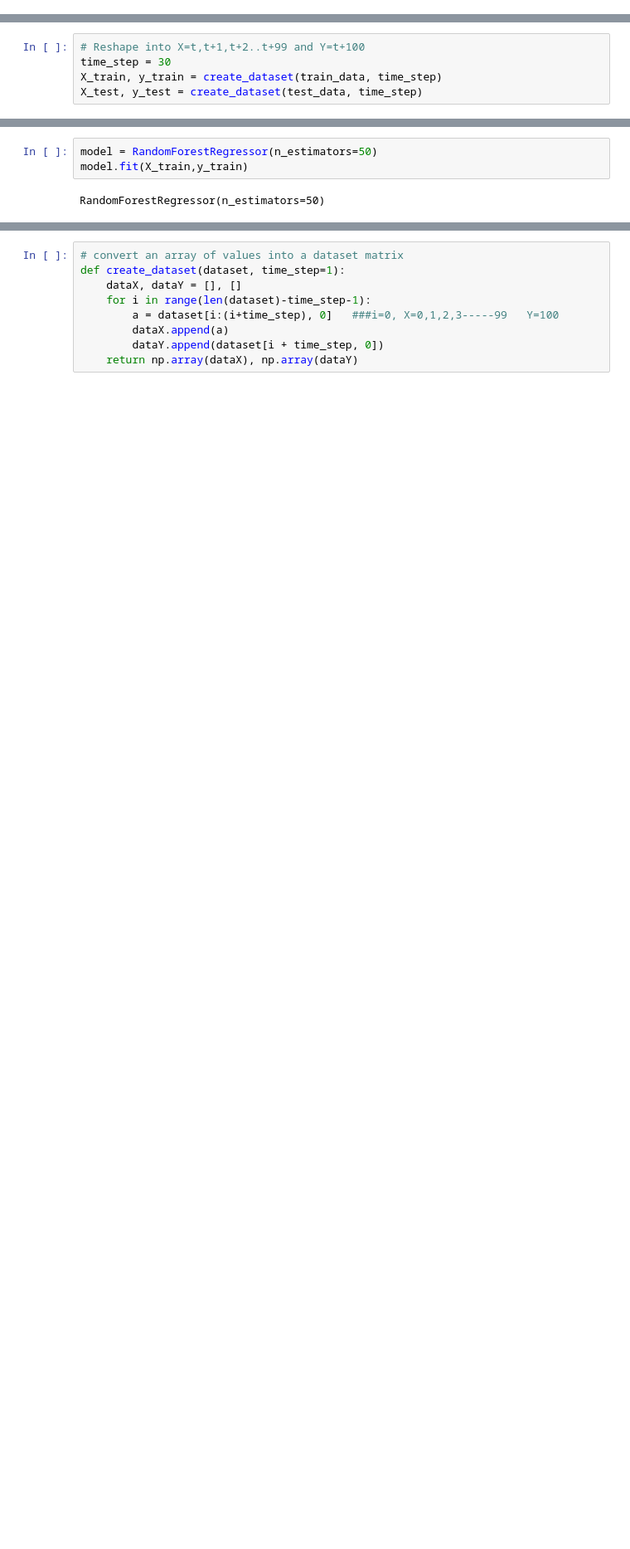
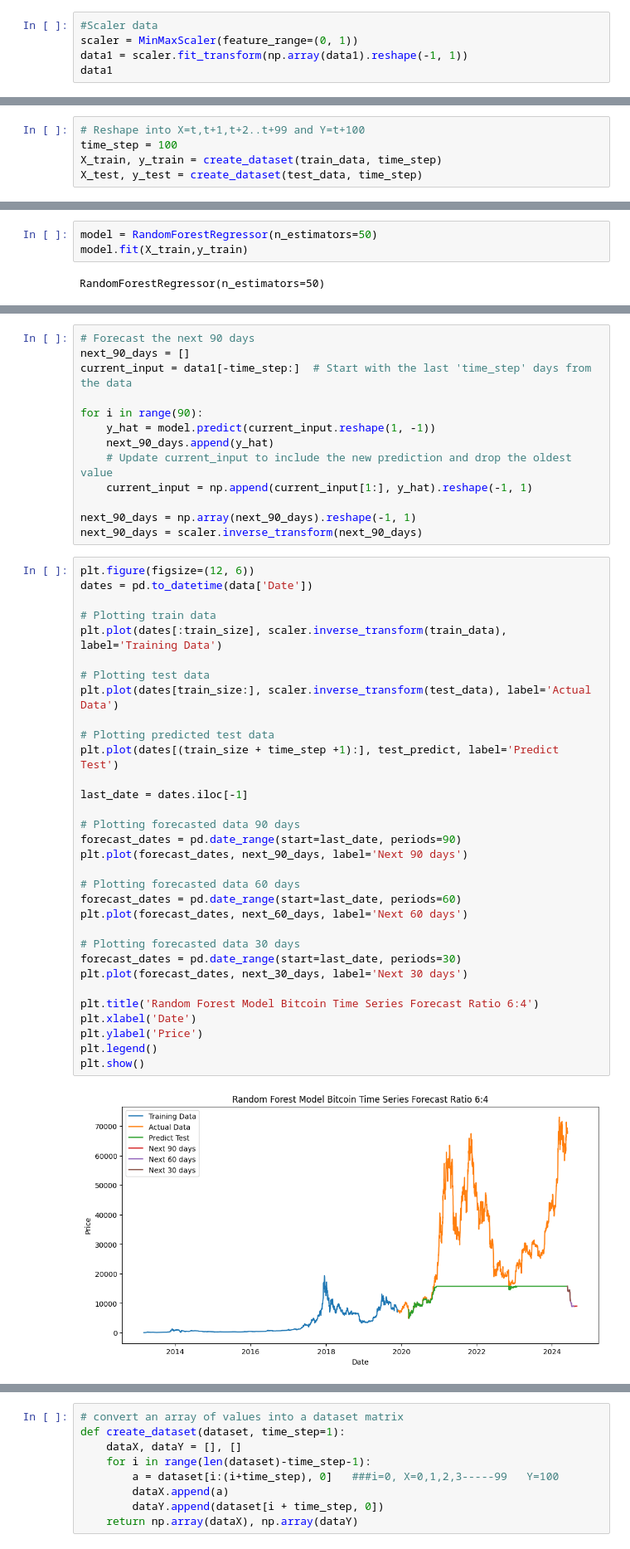
Before and after one commit to Annatruc/IS403_O22_HTCL_3, a Jupyter notebook: Models/Team3_RandomForest.ipynb, the cells around one changed output, grey strips where cells are left out. Shown at 83% size. Drawn from its saved outputs; the diff is of its cells as text; blank space fills up the shorter version.

```diff
--- a/Models/Team3_RandomForest.ipynb
+++ b/Models/Team3_RandomForest.ipynb
@@ -67,0 +54,5 @@ Xây dựng thuật toán
+# %%
+#Scaler data
+scaler = MinMaxScaler(feature_range=(0, 1))
+data1 = scaler.fit_transform(np.array(data1).reshape(-1, 1))
+data1
@@ -76,7 +84,7 @@ def create_dataset(dataset, time_step=1):
     return np.array(dataX), np.array(dataY)
 # %%
 # Reshape into X=t,t+1,t+2..t+99 and Y=t+100
-time_step = 30
+time_step = 100
 X_train, y_train = create_dataset(train_data, time_step)
 X_test, y_test = create_dataset(test_data, time_step)
 # %%
@@ -188,3 +158,50 @@ plt.show()
+# %%
+# Forecast the next 90 days
+next_90_days = []
+current_input = data1[-time_step:]  # Start with the last 'time_step' days from the data
+
+for i in range(90):
+    y_hat = model.predict(current_input.reshape(1, -1))
+    next_90_days.append(y_hat)
+    # Update current_input to include the new prediction and drop the oldest value
+    current_input = np.append(current_input[1:], y_hat).reshape(-1, 1)
+
+next_90_days = np.array(next_90_days).reshape(-1, 1)
+next_90_days = scaler.inverse_transform(next_90_days)
+# %%
+plt.figure(figsize=(12, 6))
+dates = pd.to_datetime(data['Date'])
+
+# Plotting train data
+plt.plot(dates[:train_size], scaler.inverse_transform(train_data), label='Training Data')
+
+# Plotting test data
+plt.plot(dates[train_size:], scaler.inverse_transform(test_data), label='Actual Data')
+
+# Plotting predicted test data
+plt.plot(dates[(train_size + time_step +1):], test_predict, label='Predict Test')
+
+last_date = dates.iloc[-1]
+
+# Plotting forecasted data 90 days
+forecast_dates = pd.date_range(start=last_date, periods=90)
+plt.plot(forecast_dates, next_90_days, label='Next 90 days')
+
+# Plotting forecasted data 60 days
+forecast_dates = pd.date_range(start=last_date, periods=60)
+plt.plot(forecast_dates, next_60_days, label='Next 60 days')
+
+# Plotting forecasted data 30 days
+forecast_dates = pd.date_range(start=last_date, periods=30)
+plt.plot(forecast_dates, next_30_days, label='Next 30 days')
+
+plt.title('Random Forest Model Bitcoin Time Series Forecast Ratio 6:4')
+plt.xlabel('Date')
+plt.ylabel('Price')
+plt.legend()
+plt.show()
+# %% [output]
+[figure, added]
 # %%
 # Tính toán RMSE, MAE và MAPE trên tập test
 test_score_rmse = np.sqrt(mean_squared_error(y_test[0], test_predict[:, 0]))
```
Also changed, not shown: parts of 139 cells of this notebook.
